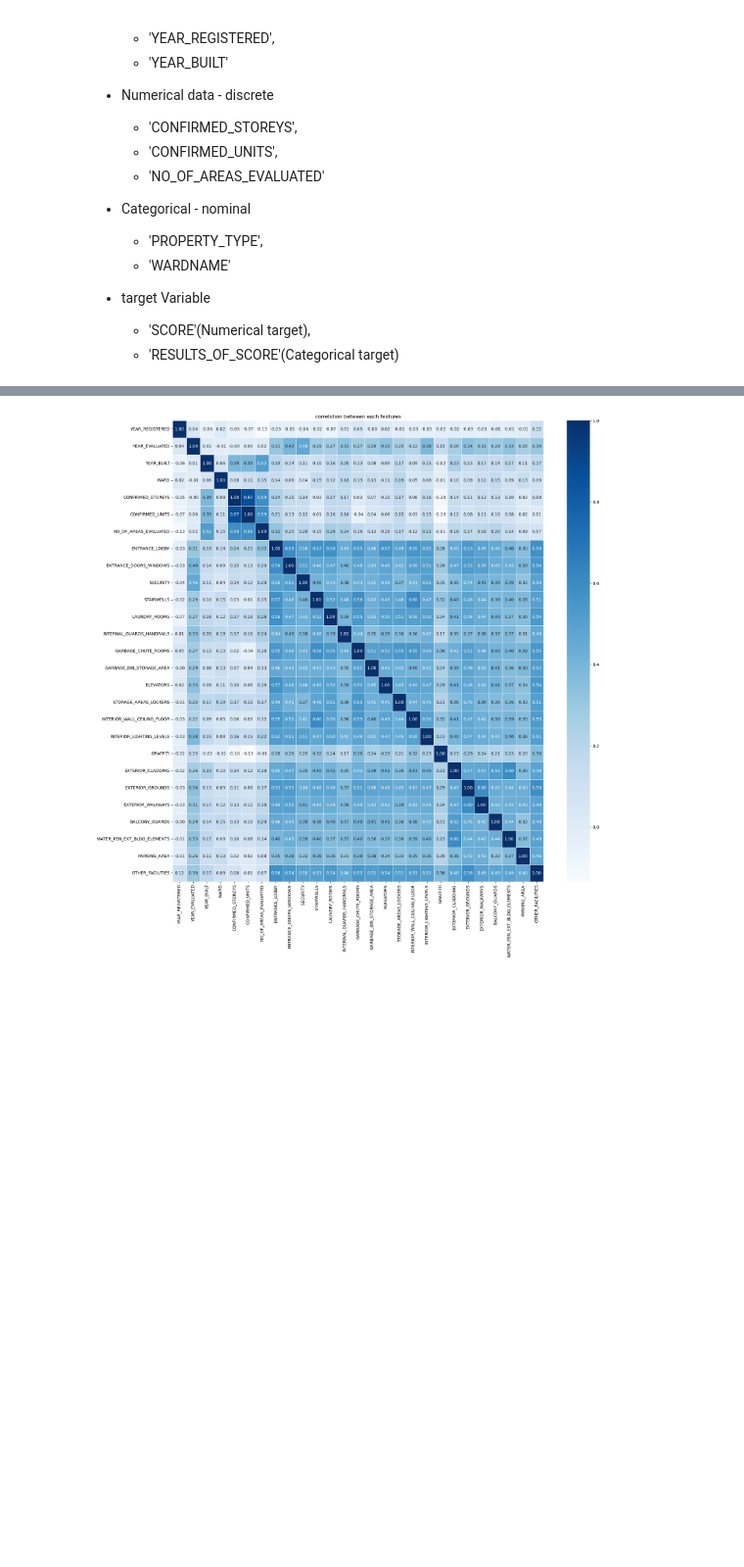
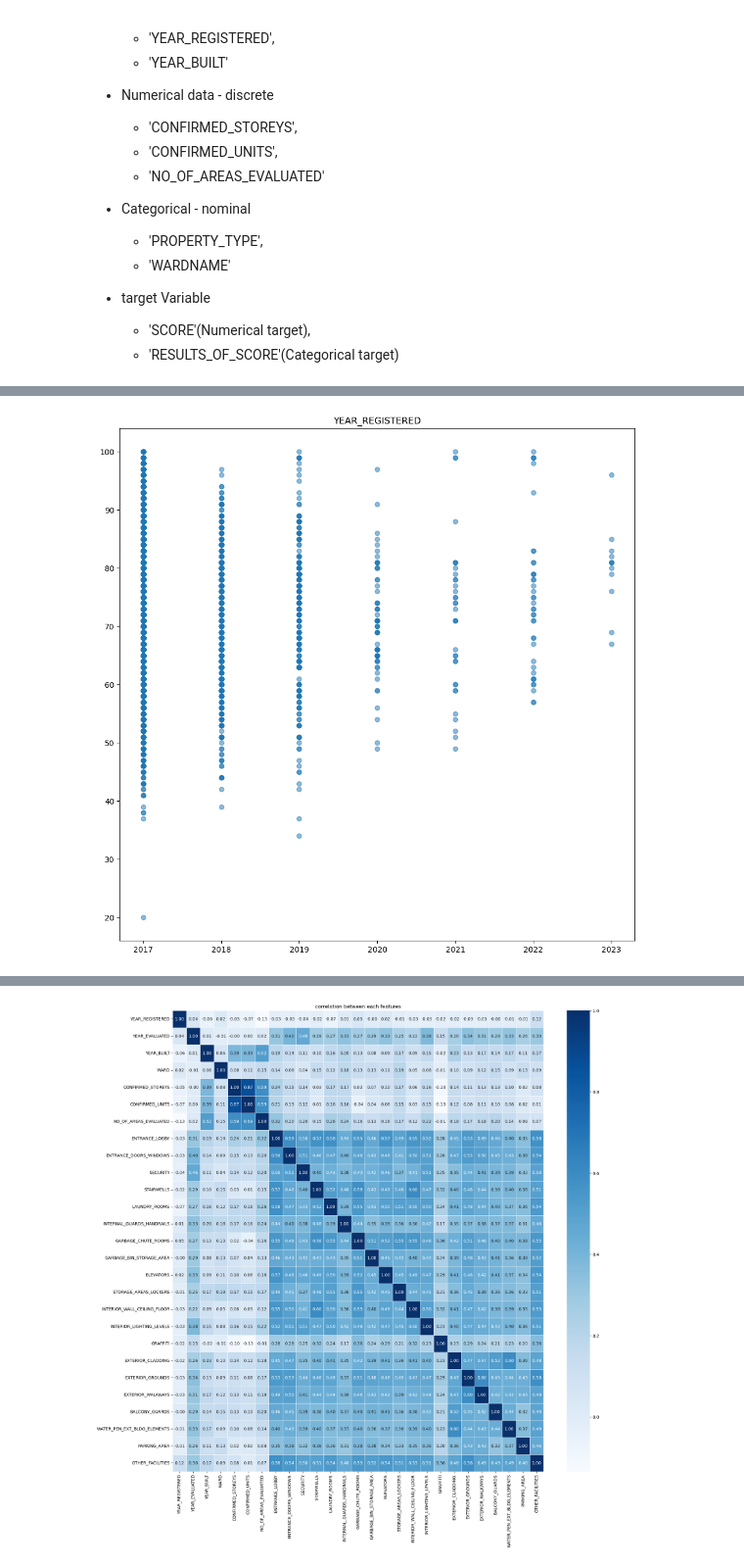
Before and after one commit to jaykim9237/Capstone_brainStation, a Jupyter notebook: Notebooks/hyunjung_capstone sanity check.ipynb, the cells around one changed output, grey strips where cells are left out. Shown at 98% size. Drawn from its saved outputs; the diff is of its cells as text; code cells hidden in the pictures; blank space fills up the shorter version.

```diff
--- a/Notebooks/hyunjung_capstone sanity check.ipynb
+++ b/Notebooks/hyunjung_capstone sanity check.ipynb
@@ -427,0 +445,10 @@ ValueError: x and y must have the same length.
+# %%
+plt.figure()
+
+Y = df_clean['SCORE'].values
+X = df_clean['YEAR_REGISTERED'].values
+plt.scatter(X, Y, alpha=0.5)
+plt.title('YEAR_REGISTERED')
+plt.show()
+# %% [output]
+[figure, added]
```
Also changed, not shown: parts of 43 cells of this notebook.
